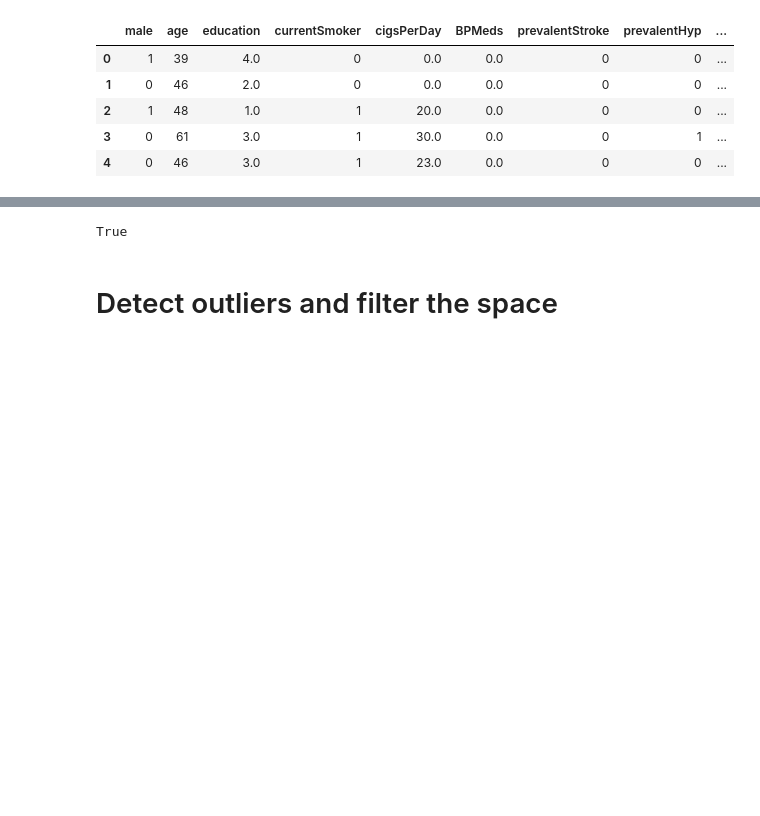
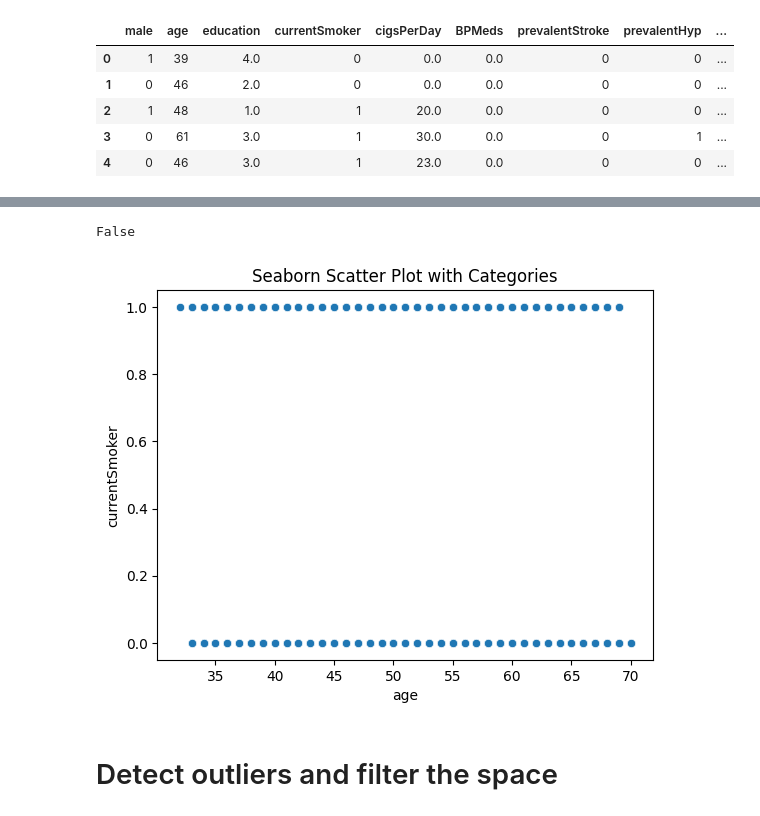
Before and after one commit to TarMatt/Coronary_disease, a Jupyter notebook: uni_project.ipynb, the cells around one changed output, grey strips where cells are left out. Drawn from its saved outputs; the diff is of its cells as text; code cells hidden in the pictures; blank space fills up the shorter version.

```diff
--- a/uni_project.ipynb
+++ b/uni_project.ipynb
@@ -33,9 +38,19 @@ plt.show()
 # %%
 from pgmpy.estimators.CITests import chi_square
 
-print(chi_square(X='age',Y='male', Z=[] ,data= dataframe, significance_level = 0.05))
+print(chi_square(X='currentSmoker',Y='BMI', Z=[] ,data=dataframe, significance_level = 0.05))
 # %% [output]
-True
+False
+# %%
+import seaborn as sns
+
+# Scatter plot with hue
+sns.scatterplot(data=dataframe, x='age', y='currentSmoker')
+
+plt.title('Seaborn Scatter Plot with Categories')
+plt.show()
+# %% [output]
+[figure, added]
 # %% [markdown]
 # Detect outliers and filter the space
 # %%
```
Also changed, not shown: parts of 12 cells of this notebook.
